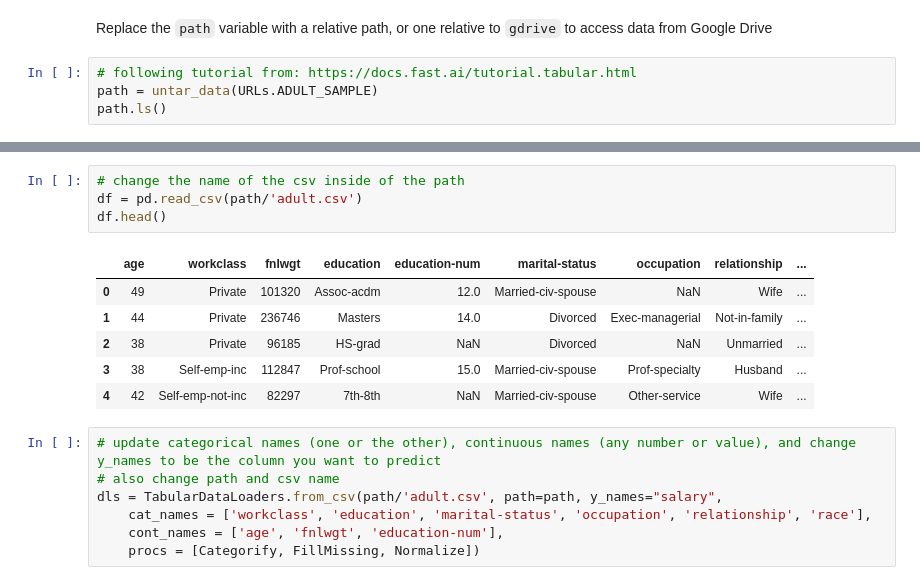
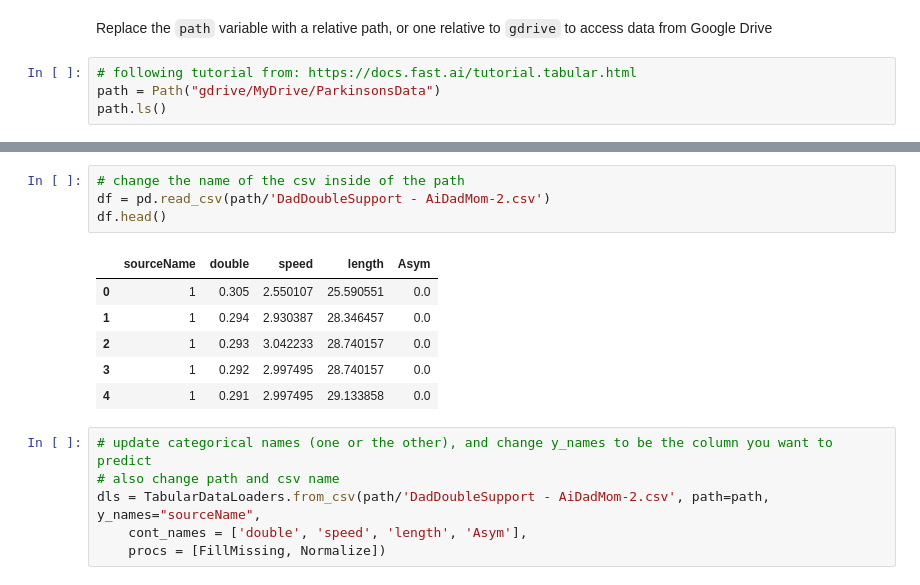
Before and after one commit to elliotkantor/ParkinsonsData, a Jupyter notebook: neural_train.ipynb, the cells around one changed output, grey strips where cells are left out. Saved outputs shown, nothing was run; the diff lists cells and outputs as text.

```diff
--- a/neural_train.ipynb
+++ b/neural_train.ipynb
@@ -14,6 +13,6 @@ Mounted at /content/gdrive
 Replace the `path` variable with a relative path, or one relative to `gdrive` to access data from Google Drive
 # %%
 # following tutorial from: https://docs.fast.ai/tutorial.tabular.html
-path = untar_data(URLs.ADULT_SAMPLE)
+path = Path("gdrive/MyDrive/ParkinsonsData")
 path.ls()
 # %% [output]
@@ -22,21 +20,20 @@ path.ls()
 # %%
 # change the name of the csv inside of the path
-df = pd.read_csv(path/'adult.csv')
+df = pd.read_csv(path/'DadDoubleSupport - AiDadMom-2.csv')
 df.head()
 # %% [output]
-|  | age | workclass | fnlwgt | education | education-num | marital-status | occupation | relationship | ... |
-| 0 | 49 | Private | 101320 | Assoc-acdm | 12.0 | Married-civ-spouse | NaN | Wife | ... |
-| 1 | 44 | Private | 236746 | Masters | 14.0 | Divorced | Exec-managerial | Not-in-family | ... |
-| 2 | 38 | Private | 96185 | HS-grad | NaN | Divorced | NaN | Unmarried | ... |
-| 3 | 38 | Self-emp-inc | 112847 | Prof-school | 15.0 | Married-civ-spouse | Prof-specialty | Husband | ... |
-| 4 | 42 | Self-emp-not-inc | 82297 | 7th-8th | NaN | Married-civ-spouse | Other-service | Wife | ... |
+|  | sourceName | double | speed | length | Asym |
+| 0 | 1 | 0.305 | 2.550107 | 25.590551 | 0.0 |
+| 1 | 1 | 0.294 | 2.930387 | 28.346457 | 0.0 |
+| 2 | 1 | 0.293 | 3.042233 | 28.740157 | 0.0 |
+| 3 | 1 | 0.292 | 2.997495 | 28.740157 | 0.0 |
+| 4 | 1 | 0.291 | 2.997495 | 29.133858 | 0.0 |
 # %%
-# update categorical names (one or the other), continuous names (any number or value), and change y_names to be the column you want to predict
+# update categorical names (one or the other), and change y_names to be the column you want to predict
 # also change path and csv name
-dls = TabularDataLoaders.from_csv(path/'adult.csv', path=path, y_names="salary",
-    cat_names = ['workclass', 'education', 'marital-status', 'occupation', 'relationship', 'race'],
-    cont_names = ['age', 'fnlwgt', 'education-num'],
-    procs = [Categorify, FillMissing, Normalize])
+dls = TabularDataLoaders.from_csv(path/'DadDoubleSupport - AiDadMom-2.csv', path=path, y_names="sourceName",
+    cont_names = ['double', 'speed', 'length', 'Asym'],
+    procs = [FillMissing, Normalize])
 # %%
 # visualize data before training
 dls.show_batch()
```
Also changed, not shown: parts of 13 cells of this notebook.
